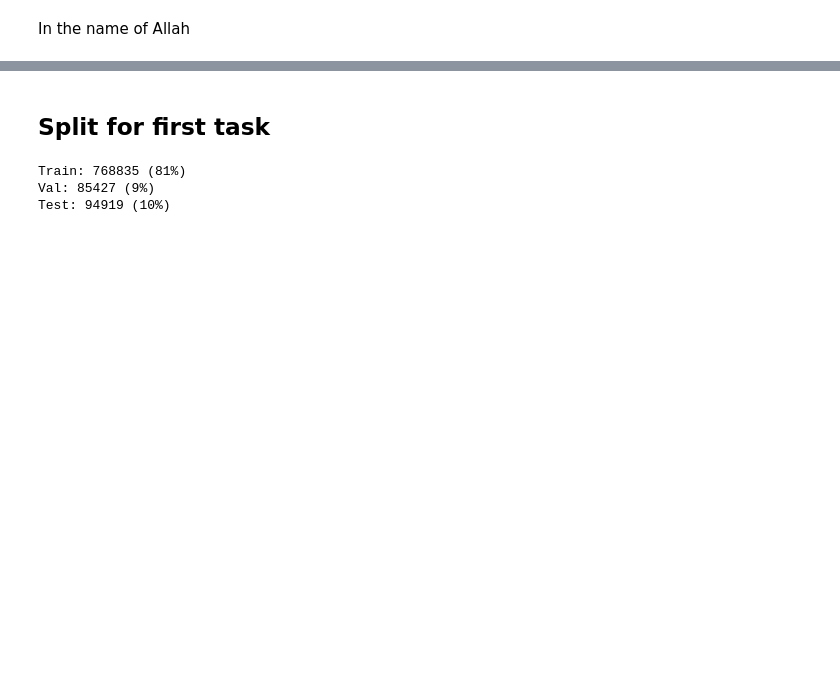
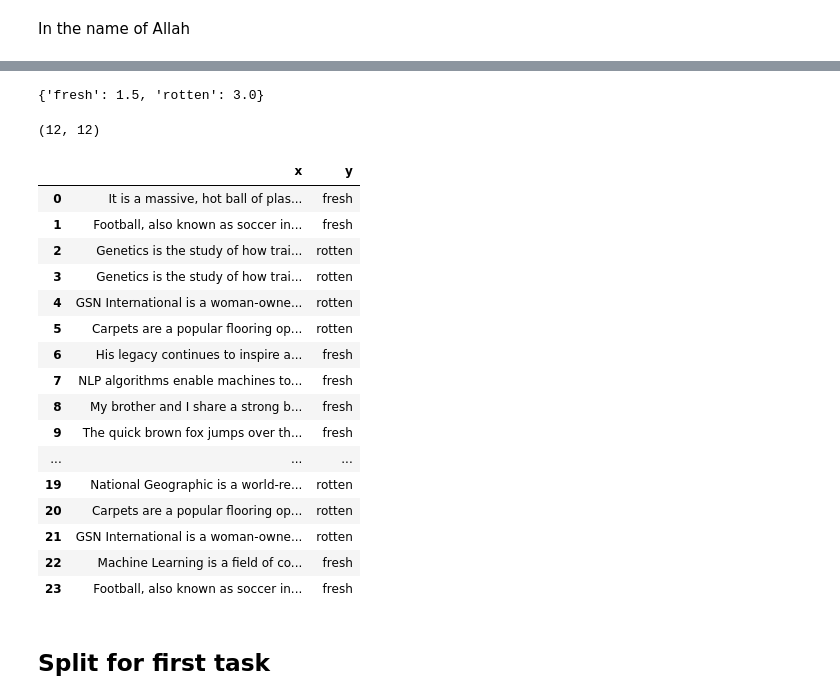
Before and after one commit to MMovasaghi/SentiMovie, a Jupyter notebook: code/instance_selection_and_partitioning.ipynb, the cells around one changed output, grey strips where cells are left out. Drawn from its saved outputs; the diff is of its cells as text; code cells hidden in the pictures; blank space fills up the shorter version.

```diff
--- a/code/instance_selection_and_partitioning.ipynb
+++ b/code/instance_selection_and_partitioning.ipynb
@@ -9,5 +62,0 @@ from sklearn.model_selection import train_test_split
-# %%
-reviews = pd.read_csv('./../data/normalized_data.csv')
-reviews = reviews[['review_type', 'review_content']]
-movies = pd.read_csv('./../data/final_normalized_movie.csv')
-movies = movies[['movie_title', 'review_type', 'review_content', 'my_score']]
@@ -47,17 +677,53 @@ Rotten: 341835         (36%)
+# %%
+x = ["The quick brown fox jumps over the lazy dog.",
+     "GSN International is a woman-owned minority business. GSN International stands behind every product or service provided.",
+     "National Geographic is a world-renowned media brand that is known for its exceptional visual storytelling, captivating documentaries, and thought-provoking journalism.",
+     "NLP algorithms enable machines to understand, interpret, and generate human language, making it possible for chatbots, voice assistants, and automated language translation systems to function effectively.",
+     "Machine Learning is a field of computer science that involves developing algorithms and statistical models that enable computer systems to automatically learn and improve from experience.",
+     "It is a massive, hot ball of plasma that generates energy through nuclear fusion and has a powerful magnetic field that affects the entire Solar System.",
+     "The relationship between a mother and her child is often considered to be one of the most important and influential bonds in a person's life.",
+     "My brother and I share a strong bond of love and friendship that has only grown stronger over the years.",
+     "Genetics is the study of how traits and characteristics are inherited from one generation to another through DNA.",
+     "Football, also known as soccer in some parts of the world, is a sport that is enjoyed by millions of people around the globe.",
+     "Carpets are a popular flooring option in homes and offices because of their warmth, comfort, and aesthetic appeal.",
+     "His legacy continues to inspire and influence people around the world, both in the realm of martial arts and in popular culture more broadly."]
+y = ['fresh', 'rotten', 'rotten', 'fresh', 'fresh', 'fresh', 'fresh', 'fresh',
+     'rotten', 'fresh', 'rotten', 'fresh']
+out = ih.Upsample_less_number_class(x, y)
+len(out[out['y'] == 'fresh']), len(out[out['y'] == 'rotten'])
+# %% [output]
+{'fresh': 1.5, 'rotten': 3.0}
+(12, 12)
+# %%
+out
+# %% [output]
+|  | x | y |
+| 0 | It is a massive, hot ball of plas... | fresh |
+| 1 | Football, also known as soccer in... | fresh |
+| 2 | Genetics is the study of how trai... | rotten |
+| 3 | Genetics is the study of how trai... | rotten |
+| 4 | GSN International is a woman-owne... | rotten |
+| 5 | Carpets are a popular flooring op... | rotten |
+| 6 | His legacy continues to inspire a... | fresh |
+| 7 | NLP algorithms enable machines to... | fresh |
+| 8 | My brother and I share a strong b... | fresh |
+| 9 | The quick brown fox jumps over th... | fresh |
+| ... | ... | ... |
+| 19 | National Geographic is a world-re... | rotten |
+| 20 | Carpets are a popular flooring op... | rotten |
+| 21 | GSN International is a woman-owne... | rotten |
+| 22 | Machine Learning is a field of co... | fresh |
+| 23 | Football, also known as soccer in... | fresh |
 # %%
 def get_review_of(movie_title, movies):
     return movies[movies['movie_title'] == movie_title]
 # %% [markdown]
 ## Split for first task
 # %%
-X_rem, X_test, y_rem, y_test = train_test_split(x_data, y_data, test_size=0.1, random_state=42, stratify=y_data)
-X_train, X_val, y_train, y_val = train_test_split(X_rem, y_rem, test_size=0.1, random_state=42, stratify=y_rem)
-print(f"Train: {len(y_train)} ({(len(y_train)/len(y_data))*100:.0f}%)")
-print(f"Val: {len(y_val)} ({(len(y_val)/len(y_data))*100:.0f}%)")
-print(f"Test: {len(y_test)} ({(len(y_test)/len(y_data))*100:.0f}%)")
+# X_rem, X_test, y_rem, y_test = train_test_split(x_data, y_data, test_size=0.1, random_state=42, stratify=y_data)
+# X_train, X_val, y_train, y_val = train_test_split(X_rem, y_rem, test_size=0.1, random_state=42, stratify=y_rem)
+# print(f"Train: {len(y_train)} ({(len(y_train)/len(y_data))*100:.0f}%)")
+# print(f"Val: {len(y_val)} ({(len(y_val)/len(y_data))*100:.0f}%)")
+# print(f"Test: {len(y_test)} ({(len(y_test)/len(y_data))*100:.0f}%)")
-# %% [output]
-Train: 768835 (81%)
-Val: 85427 (9%)
-Test: 94919 (10%)
 # %%
 # normalizing my_score for movies in train, test and validation dataset seperately
```
Also changed, not shown: parts of 20 cells of this notebook, 1 other file.
